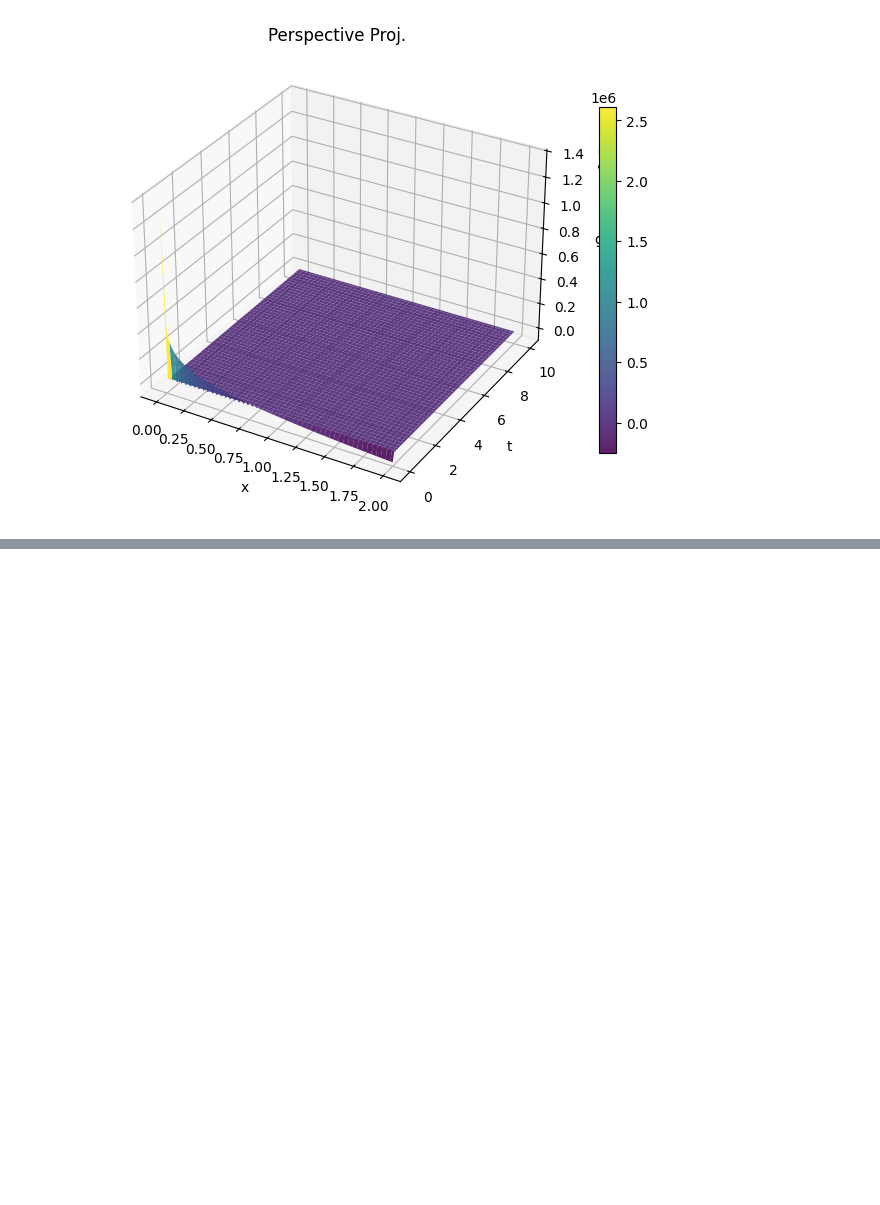
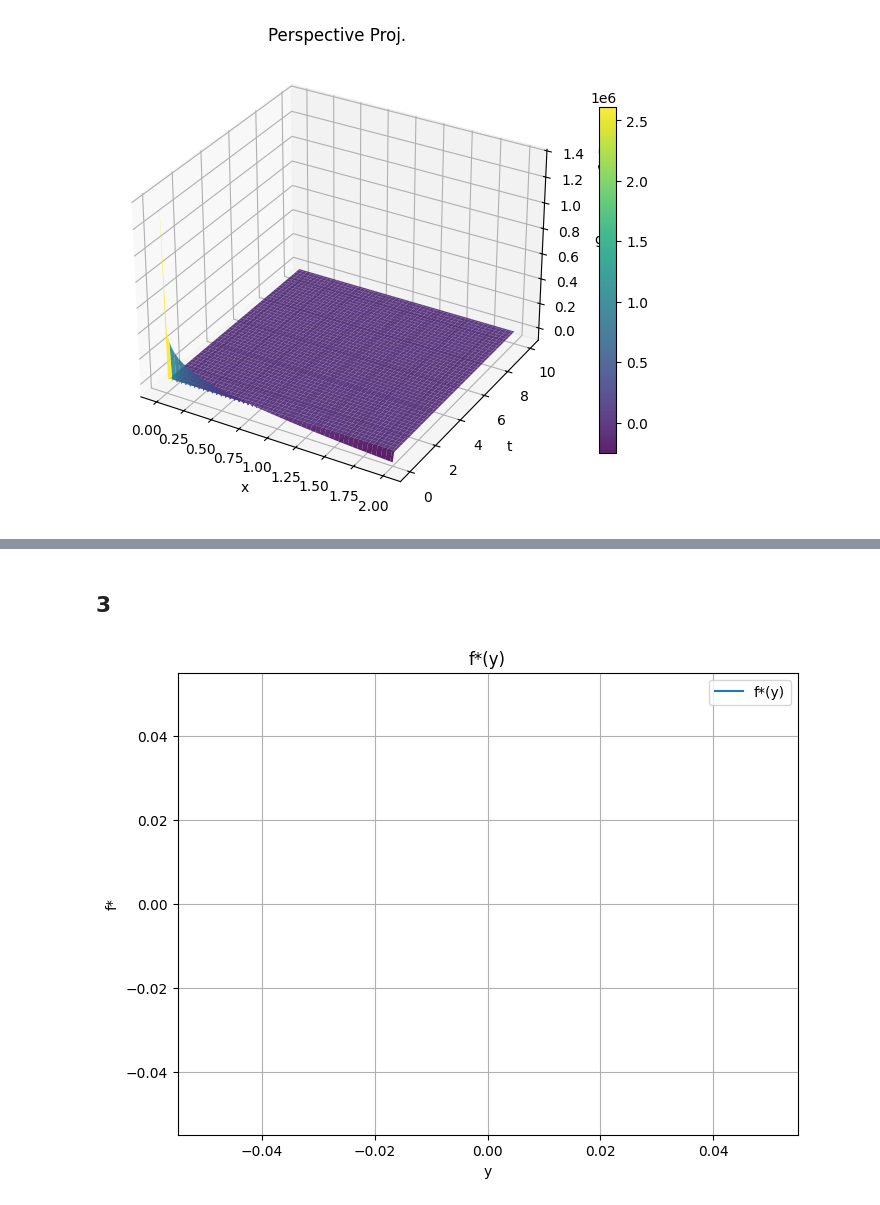
Before and after one commit to Adrn1n/XMU-learning_CVXOPT, a Jupyter notebook: Lab/1112/Lab4.ipynb, the cells around one changed output, grey strips where cells are left out. Cells and saved outputs as stored; diff of their text form; code cells hidden in the pictures; blank space fills up the shorter version.

```diff
--- a/Lab/1112/Lab4.ipynb
+++ b/Lab/1112/Lab4.ipynb
@@ -491,0 +587,6 @@ plt.show()
+# %% [markdown]
+## 3
+# %%
+f_star = lambda y: 1 if y == 0 else np.inf
+# %%
+y_vals = np.linspace(-1, 1, 1000)
@@ -491,0 +614,18 @@ plt.show()
+# %%
+fig = plt.figure(figsize=(8, 6))
+
+plt.plot(
+    y_vals,
+    [f_star(y_) for y_ in y_vals],
+    label="f*(y)",
+    linestyle="-",
+)
+
+plt.title("f*(y)")
+plt.xlabel("y")
+plt.ylabel("f*")
+plt.grid(True)
+plt.legend()
+plt.show()
+# %% [output]
+[figure, added]
```
Also changed, not shown: parts of 23 cells of this notebook.
